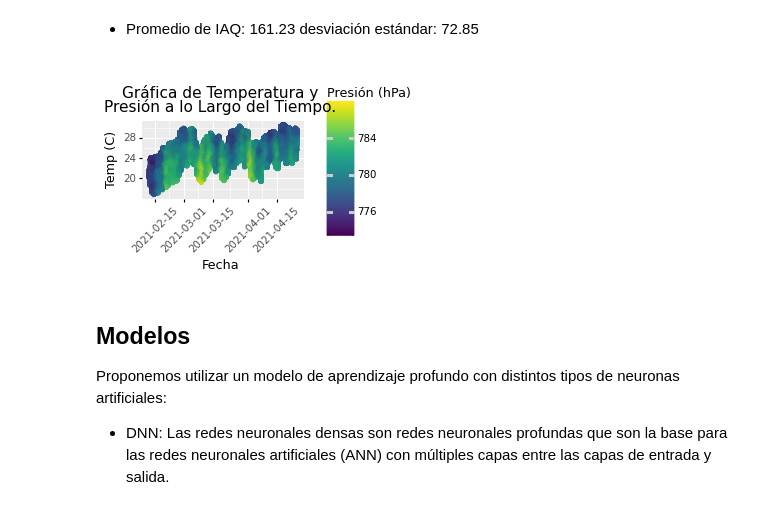
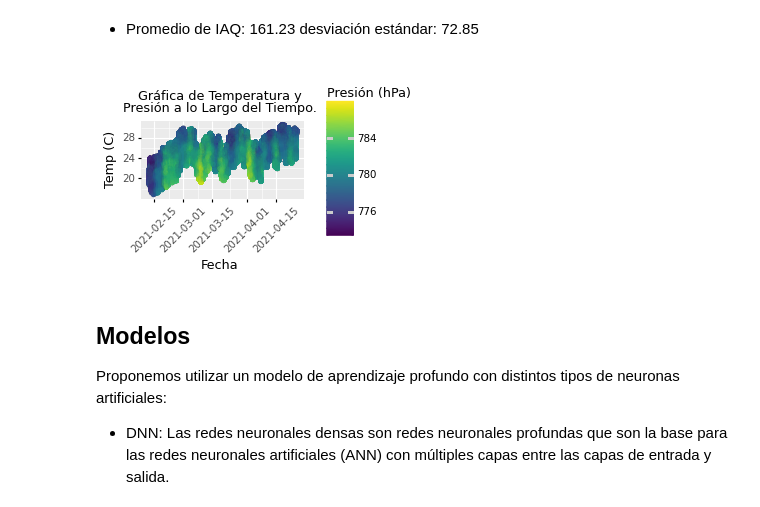
Before and after one commit to philwebsurfer/dlfinal, a Jupyter notebook: proyectofinal.ipynb, the cells around one changed output. Cells and saved outputs as stored; diff of their text form; code cells hidden in the pictures.

```diff
--- a/proyectofinal.ipynb
+++ b/proyectofinal.ipynb
@@ -121,14 +121,15 @@ display(Markdown(f"* Promedio de IAQ: {airdata.IAQ.mean():.2f} desviación está
 # %%
 _ = (
     ggplot(airdata.sample(frac=0.3, random_state=175904),
            aes(x = "datetime", y = "temperature", color="pressure")) +
     geom_jitter(alpha=0.05) +
-    theme(axis_text_x=element_text(angle=45)) +
+    theme(axis_text_x=element_text(angle=45),
+          plot_title=element_text(size=11)) +
     labs(x="Fecha", y="Temp (C)", color="Presión (hPa)",
          title="Gráfica de Temperatura y\nPresión a lo Largo del Tiempo.")
 ).draw()
 # %% [output]
-[figure, old version]
+[figure, new version]
 # %%
 #_ = (
 #    ggplot(airdata.sample(frac=0.3, random_state=175904),
```
Also changed, not shown: parts of 3 cells of this notebook, 2 other files.
